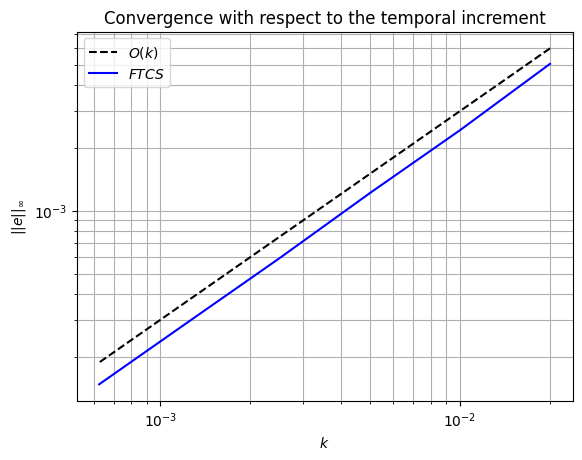
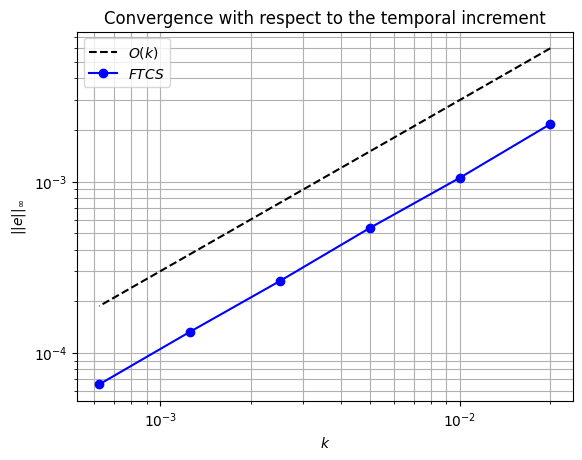
The notebook cell's code change between the first figure and the second:
--- before
+++ after
@@ -1,4 +1,4 @@
 plt.loglog(dt_values,0.3*np.array(dt_values), 'k--', label=r"$O(k)$")
-plt.loglog(dt_values,dt_errors,color="blue", label=r"$FTCS$")
+plt.loglog(dt_values,dt_errors,'o-',color="blue", label=r"$FTCS$")
 plt.title("Convergence with respect to the temporal increment")
 plt.xlabel(r'$k$')

Commit: Exercise 4